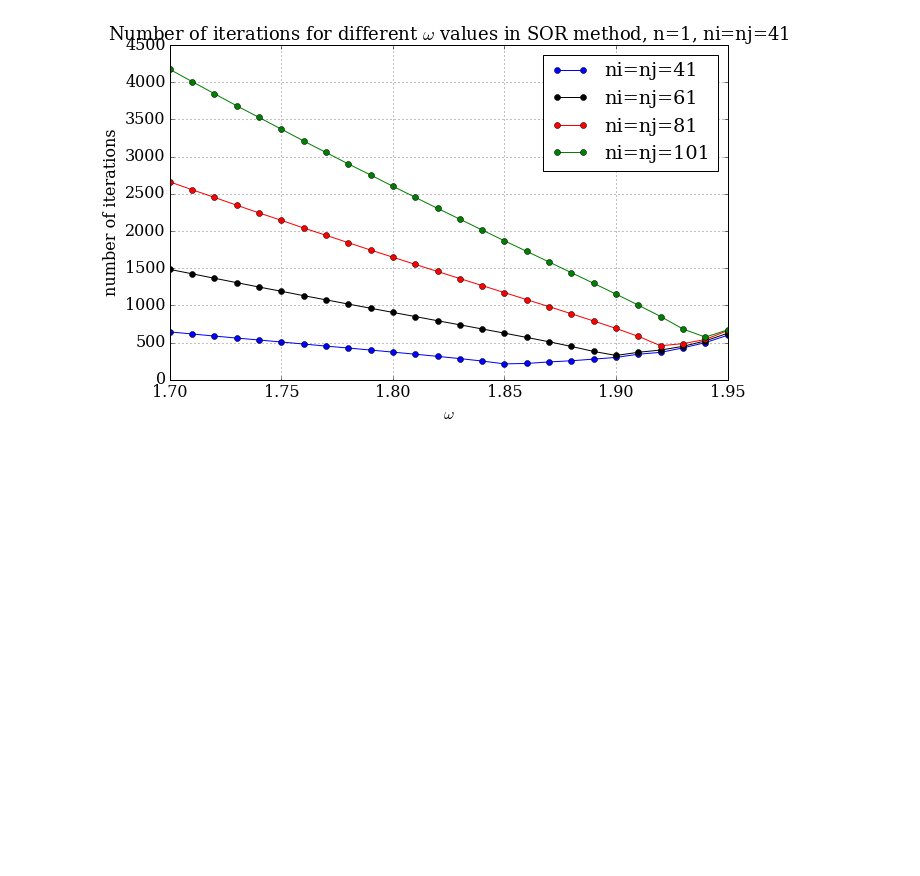
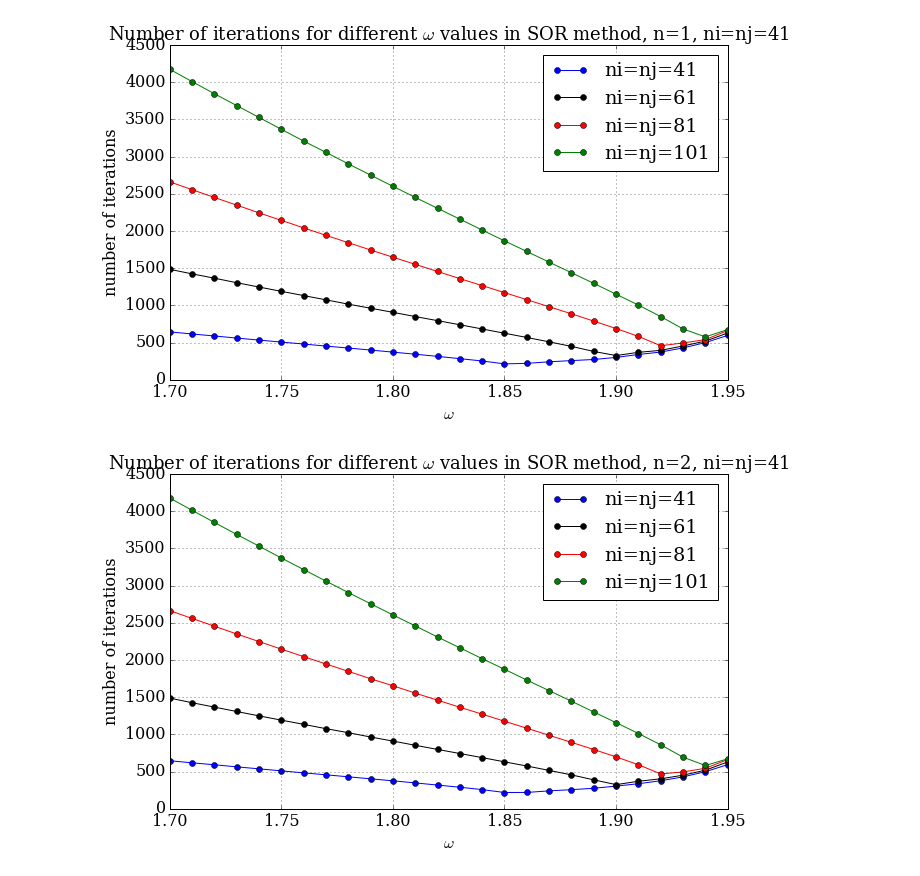
Before and after one commit to yujiasheng912/MAE6225, a Jupyter notebook: poisson2d_sin.ipynb, the cells around one changed output. Drawn from its saved outputs; the diff is of its cells as text; code cells hidden in the pictures; blank space fills up the shorter version.

```diff
--- a/poisson2d_sin.ipynb
+++ b/poisson2d_sin.ipynb
@@ -117,8 +115,8 @@ difference             error              residual           iterations
 def SOR(ni,nj,n,res_target,omega):
     dx=1./(ni-1)
     dy=1./(nj-1)
-    x=numpy.linspace(0-dx/2,1+dx/2,ni+1)
-    y=numpy.linspace(0-dy/2,1+dy/2,nj+1)
+    x=numpy.linspace(-dx/2,1+dx/2,ni+1)
+    y=numpy.linspace(-dy/2,1+dy/2,nj+1)
 
     X,Y=numpy.meshgrid(x,y)
     f=-2*(2*pi*n)**2*numpy.sin(2*pi*n*X)*numpy.sin(2*pi*n*Y)
@@ -136,7 +134,6 @@ def SOR(ni,nj,n,res_target,omega):
         uold=u.copy()
         for j in range(1,nj):
             for i in range(1,ni):
-
                 if j==1 and i==1:
                     u[j,i]=omega/(3*(dx**2+dy**2))*\
                            (u[j,i+1]*dy**2+u[j+1,i]*dx**2-f[j,i]*dx**2*dy**2)+(1-omega)*u[j,i]
@@ -162,10 +159,8 @@ def SOR(ni,nj,n,res_target,omega):
                     u[j,i]=omega/(2*dx**2+3*dy**2)*\
                            (u[j,i-1]*dy**2+(u[j+1,i]+u[j-1,i])*dx**2-f[j,i]*dx**2*dy**2)+(1-omega)*u[j,i]
                 else:
-
                     u[j,i]=omega/(2*(dx**2+dy**2))*((u[j,i-1]+u[j,i+1])*dy**2+\
                        (u[j-1,i]+u[j+1,i])*dx**2-f[j,i]*dx**2*dy**2)+(1-omega)*u[j,i]
-
 
         u[0,:]=-u[1,:]
         u[-1,:]=-u[-2,:]
@@ -177,7 +172,6 @@ def SOR(ni,nj,n,res_target,omega):
                 res[j,i]=numpy.abs(f[j,i]-(u[j,i-1]-2*u[j,i]+u[j,i+1])/dx**2-\
                                   (u[j-1,i]-2*u[j,i]+u[j+1,i])/dy**2)
         res_max=numpy.max(res)
-
         iterations+=1
 
     for j in range(nj+1):
@@ -296,0 +284,25 @@ print('iterations40_jacobi1={}'.format(iterations40_jac1))
+# %%
+error40_SOR2_omega=[]
+error60_SOR2_omega=[]
+error80_SOR2_omega=[]
+error100_SOR2_omega=[]
+k=1.7
+while k<1.96:
+    error40_SOR2_omega.append(SOR(41,41,2,1e-9,k)[6])
+    error60_SOR2_omega.append(SOR(61,61,2,1e-9,k)[6])
+    error80_SOR2_omega.append(SOR(81,81,2,1e-9,k)[6])
+    error100_SOR2_omega.append(SOR(101,101,2,1e-9,k)[6])
+    k+=0.01
+
+pyplot.figure(figsize=(10,6))
+pyplot.grid(True)
+pyplot.xlabel('$\omega$')
+pyplot.ylabel('number of iterations')
+pyplot.plot(numpy.linspace(1.7,1.95,(1.95-1.7)/0.01+1),error40_SOR2_omega,color='b',marker='o')
+pyplot.plot(numpy.linspace(1.7,1.95,(1.95-1.7)/0.01+1),error60_SOR2_omega,color='k',marker='o')
+pyplot.plot(numpy.linspace(1.7,1.95,(1.95-1.7)/0.01+1),error80_SOR2_omega,color='r',marker='o')
+pyplot.plot(numpy.linspace(1.7,1.95,(1.95-1.7)/0.01+1),error100_SOR2_omega,color='g',marker='o')
+pyplot.title('Number of iterations for different $\omega$ values in SOR method, n=2, ni=nj=41',fontsize=18)
+pyplot.legend(['ni=nj=41','ni=nj=61','ni=nj=81','ni=nj=101']);
+# %% [output]
+[figure, added]
```
Also changed, not shown: parts of 9 cells of this notebook, 2 other files.
